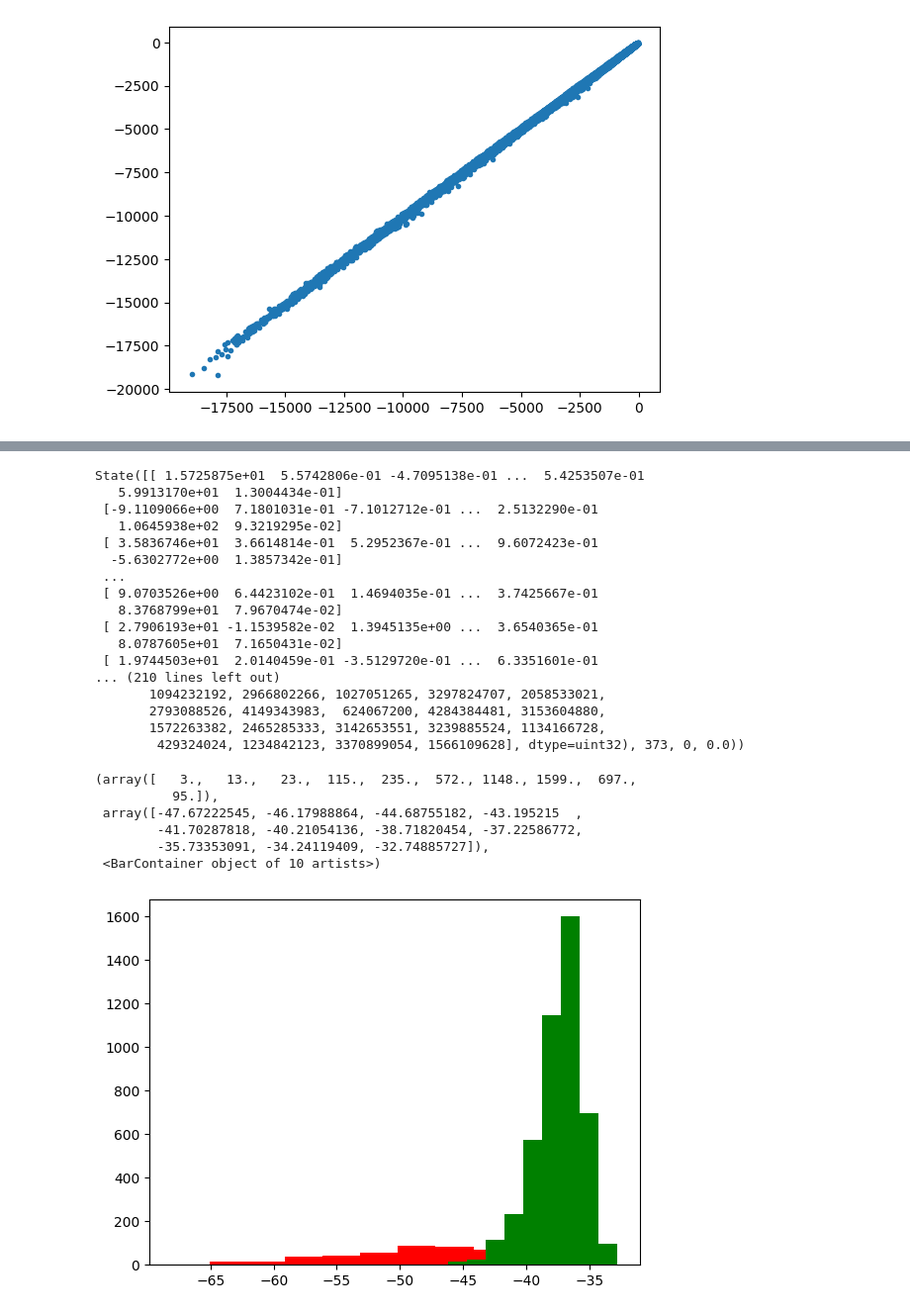
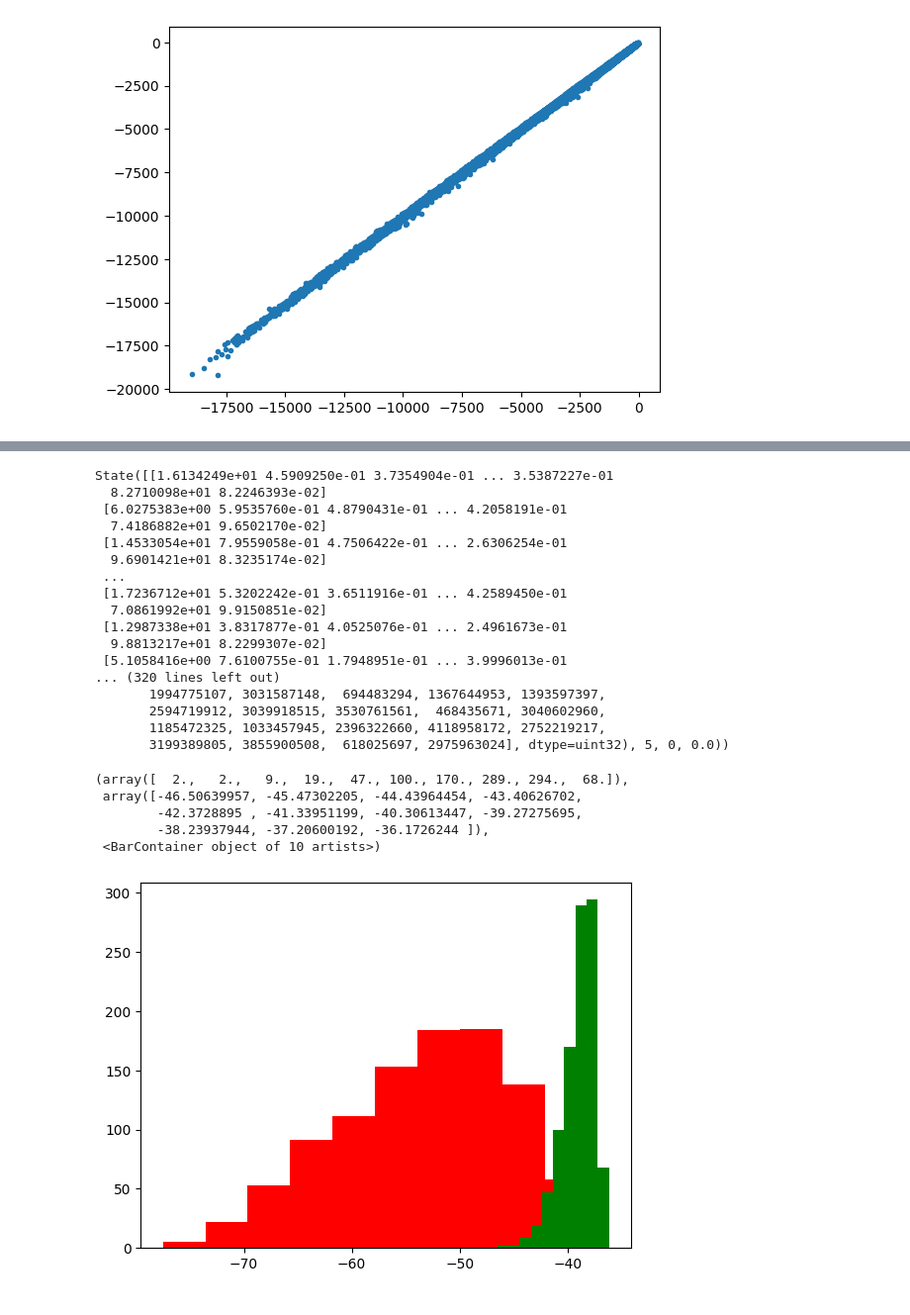
Before and after one commit to ciceroOslo/ciceroscm, a Jupyter notebook: notebooks/calibration pipeline/4 - calibrate.ipynb, the cells around one changed output, grey strips where cells are left out. Shown at 99% size. Saved outputs shown, nothing was run; the diff lists cells and outputs as text; code cells hidden in the pictures.

Commit message:
start calibrated ensemble

```diff
--- a/notebooks/calibration pipeline/4 - calibrate.ipynb
+++ b/notebooks/calibration pipeline/4 - calibrate.ipynb
@@ -74,7 +78,7 @@ fig, ax = plt.subplots( len(flds), len(dates),figsize=(15, 10))
 ax=ax.flatten()
 for i in np.arange(nflds):
   ax[i].plot(pred_t[:,i],Y_train[:,i],'.k')
-  ax[i].plot(pred_t[bst[0],i],Y_train.__array__()[bst[0],i],'.c')
+  ax[i].plot(pred_t[bst,i],Y_train.__array__()[bst,i],'.c')
   #ax[i].plot(pred[:,i],Y_dev[:,i],'r.')
   ax[i].set_title(fflds[i]+str(fdates[i]))
   ax[i].set_xlabel('predicted')
@@ -85,0 +90,3 @@ plt.tight_layout()
+# %%
+pmin=XTraining.min()
+pmax=XTraining.max()
@@ -86,10 +110,13 @@ plt.tight_layout()
 # %%
-def log_prob(p,obs,obsunc,use):
+def log_prob(p,obs,obsunc,use,pmin,pmax):
+    if type(p)!=pd.core.frame.DataFrame:
+      p=pd.DataFrame(p)
     if len(p.shape)==1:
       p=p[np.newaxis,:]
     pred=dnn_model.predict(p,verbose = 0)
     out=skillscore(pred,obs,obsunc,use).T
     out[np.isnan(out)]=-5e5
     out[np.abs(out)>5e5]=-5e5
-
+    inrange=(np.vstack([p.iloc[:,i].between(pmin.iloc[i],pmax.iloc[i]).to_numpy() for i in np.arange(ndim)]).sum(axis=0)!=ndim)*1e10
+    out=out-inrange
     return out
@@ -138,38 +139,37 @@ array([    6,    44,   104,   172,   184,   318,   461,   471,   507,
 # %%
 
 
- nwalkers = len(bst[0])
+ nwalkers = len(bst)
 ivar = 1. / np.random.rand(ndim)
-p0 = X_train.__array__()[bst[0],:]
+p0 = X_train.__array__()[bst,:]
 
-sampler = emcee.EnsembleSampler(nwalkers, ndim, log_prob, args=[obs,obsunc,use],vectorize=True)
+sampler = emcee.EnsembleSampler(nwalkers, ndim, log_prob, args=[obs,obsunc,use,pmin,pmax],vectorize=True)
 sampler.run_mcmc(p0, 2000,progress=True)
 # %% [output]
-State([[ 1.5725875e+01  5.5742806e-01 -4.7095138e-01 ...  5.4253507e-01
-   5.9913170e+01  1.3004434e-01]
- [-9.1109066e+00  7.1801031e-01 -7.1012712e-01 ...  2.5132290e-01
-   1.0645938e+02  9.3219295e-02]
- [ 3.5836746e+01  3.6614814e-01  5.2952367e-01 ...  9.6072423e-01
-  -5.6302772e+00  1.3857342e-01]
+State([[1.6134249e+01 4.5909250e-01 3.7354904e-01 ... 3.5387227e-01
+  8.2710098e+01 8.2246393e-02]
+ [6.0275383e+00 5.9535760e-01 4.8790431e-01 ... 4.2058191e-01
+  7.4186882e+01 9.6502170e-02]
+ [1.4533054e+01 7.9559058e-01 4.7506422e-01 ... 2.6306254e-01
+  9.6901421e+01 8.3235174e-02]
  ...
- [ 9.0703526e+00  6.4423102e-01  1.4694035e-01 ...  3.7425667e-01
-   8.3768799e+01  7.9670474e-02]
- [ 2.7906193e+01 -1.1539582e-02  1.3945135e+00 ...  3.6540365e-01
-   8.0787605e+01  7.1650431e-02]
- [ 1.9744503e+01  2.0140459e-01 -3.5129720e-01 ...  6.3351601e-01
-... (210 lines left out)
-       1094232192, 2966802266, 1027051265, 3297824707, 2058533021,
-       2793088526, 4149343983,  624067200, 4284384481, 3153604880,
-       1572263382, 2465285333, 3142653551, 3239885524, 1134166728,
-        429324024, 1234842123, 3370899054, 1566109628], dtype=uint32), 373, 0, 0.0))
+ [1.7236712e+01 5.3202242e-01 3.6511916e-01 ... 4.2589450e-01
+  7.0861992e+01 9.9150851e-02]
+ [1.2987338e+01 3.8317877e-01 4.0525076e-01 ... 2.4961673e-01
+  9.8813217e+01 8.2299307e-02]
+ [5.1058416e+00 7.6100755e-01 1.7948951e-01 ... 3.9996013e-01
+... (320 lines left out)
+       1994775107, 3031587148,  694483294, 1367644953, 1393597397,
+       2594719912, 3039918515, 3530761561,  468435671, 3040602960,
+       1185472325, 1033457945, 2396322660, 4118958172, 2752219217,
+       3199389805, 3855900508,  618025697, 2975963024], dtype=uint32), 5, 0, 0.0))
 # %%
-plt.hist(log_prob(p0,obs,obsunc,use),color='r')
-plt.hist(log_prob(np.vstack(sampler.chain[:,-10:,:]),obs,obsunc,use),color='g')
+plt.hist(log_prob(p0,obs,obsunc,use,pmin,pmax),color='r')
+plt.hist(log_prob(np.vstack(sampler.chain[:,-1:,:]),obs,obsunc,use,pmin,pmax),color='g')
 # %% [output]
-(array([   3.,   13.,   23.,  115.,  235.,  572., 1148., 1599.,  697.,
-          95.]),
- array([-47.67222545, -46.17988864, -44.68755182, -43.195215  ,
-        -41.70287818, -40.21054136, -38.71820454, -37.22586772,
-        -35.73353091, -34.24119409, -32.74885727]),
+(array([  2.,   2.,   9.,  19.,  47., 100., 170., 289., 294.,  68.]),
+ array([-46.50639957, -45.47302205, -44.43964454, -43.40626702,
+        -42.3728895 , -41.33951199, -40.30613447, -39.27275695,
+        -38.23937944, -37.20600192, -36.1726244 ]),
  <BarContainer object of 10 artists>)
-[figure, old version]
+[figure, new version]
```
Also changed, not shown: parts of 15 cells of this notebook, 2 other files.
